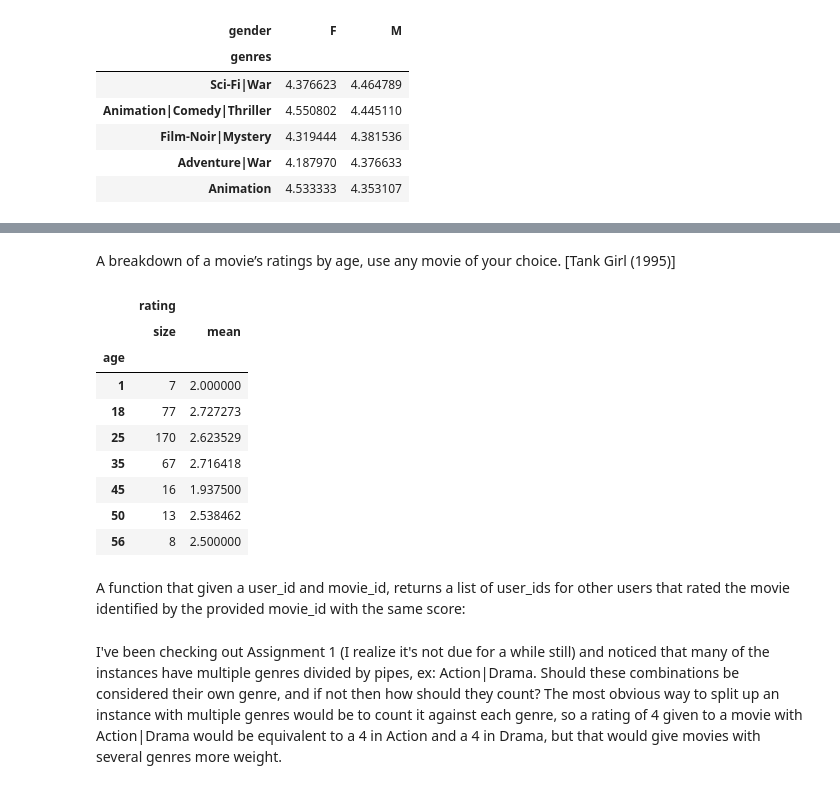
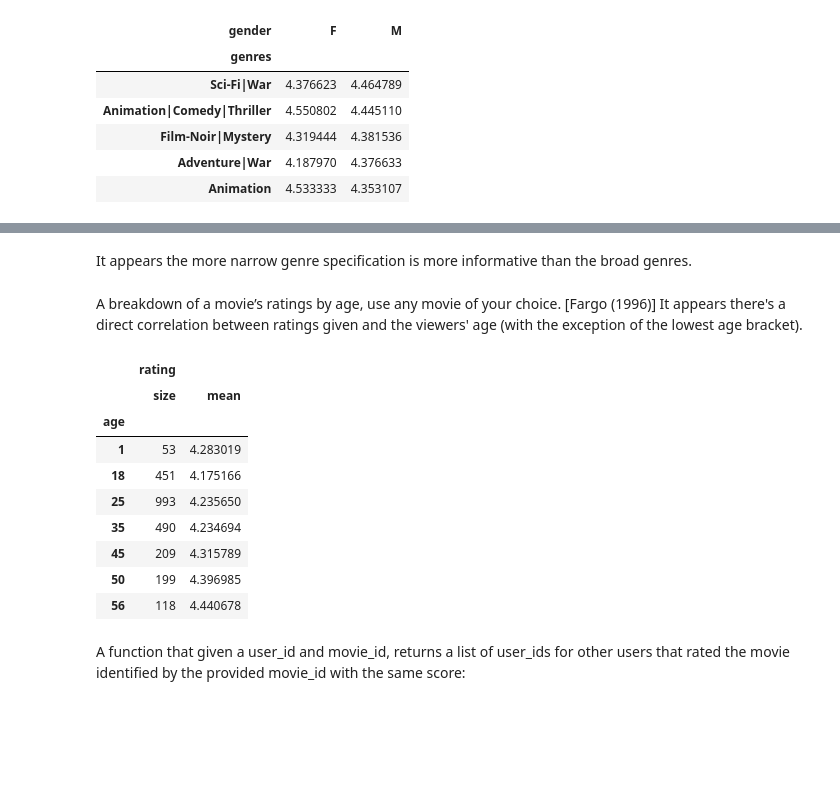
Before and after one commit to tholland/CCIS-CS6620, a Jupyter notebook: M01-A01- Movie Rating.ipynb, the cells around one changed output, grey strips where cells are left out. Saved outputs shown, nothing was run; the diff lists cells and outputs as text; code cells hidden in the pictures; blank space fills up the shorter version.

Commit message:
Latest updates to Assignment 1.  Basically complete, but may go back to doublecheck and tweak things

```diff
--- a/M01-A01- Movie Rating.ipynb
+++ b/M01-A01- Movie Rating.ipynb
@@ -242,18 +317,20 @@ genre_gender.sort_values('M', ascending=False)[:5]
+# %% [markdown]
+It appears the more narrow genre specification is more informative than the broad genres.
 # %% [markdown]
-A breakdown of a movie’s ratings by age, use any movie of your choice. [Tank Girl (1995)]
+A breakdown of a movie’s ratings by age, use any movie of your choice. [Fargo (1996)]  It appears there's a direct correlation between ratings given and the viewers' age (with the exception of the lowest age bracket).
 # %%
-data[data['title']=="Tank Girl (1995)"].groupby('age').agg({'rating': [np.size, np.mean]})
+data[data['title']=="Fargo (1996)"].groupby('age').agg({'rating': [np.size, np.mean]})
 # %% [output]
 |  | rating |  |
 |  | size | mean |
 | age |  |  |
-| 1 | 7 | 2.000000 |
-| 18 | 77 | 2.727273 |
-| 25 | 170 | 2.623529 |
-| 35 | 67 | 2.716418 |
-| 45 | 16 | 1.937500 |
-| 50 | 13 | 2.538462 |
-| 56 | 8 | 2.500000 |
+| 1 | 53 | 4.283019 |
+| 18 | 451 | 4.175166 |
+| 25 | 993 | 4.235650 |
+| 35 | 490 | 4.234694 |
+| 45 | 209 | 4.315789 |
+| 50 | 199 | 4.396985 |
+| 56 | 118 | 4.440678 |
 # %% [markdown]
 A function that given a user_id and movie_id, returns a list of user_ids for other users that rated the movie identified by the provided movie_id with the same score:
 # %%
@@ -265,2 +341,0 @@ def ratings_match(user_id, movie_id):
-# %% [markdown]
-I've been checking out Assignment 1 (I realize it's not due for a while still) and noticed that many of the instances have multiple genres divided by pipes, ex: Action|Drama.  Should these combinations be considered their own genre, and if not then how should they count?  The most obvious way to split up an instance with multiple genres would be to count it against each genre, so a rating of 4 given to a movie with Action|Drama would be equivalent to a 4 in Action and a 4 in Drama, but that would give movies with several genres more weight.
```
Also changed, not shown: parts of 19 cells of this notebook, 1 other file.
